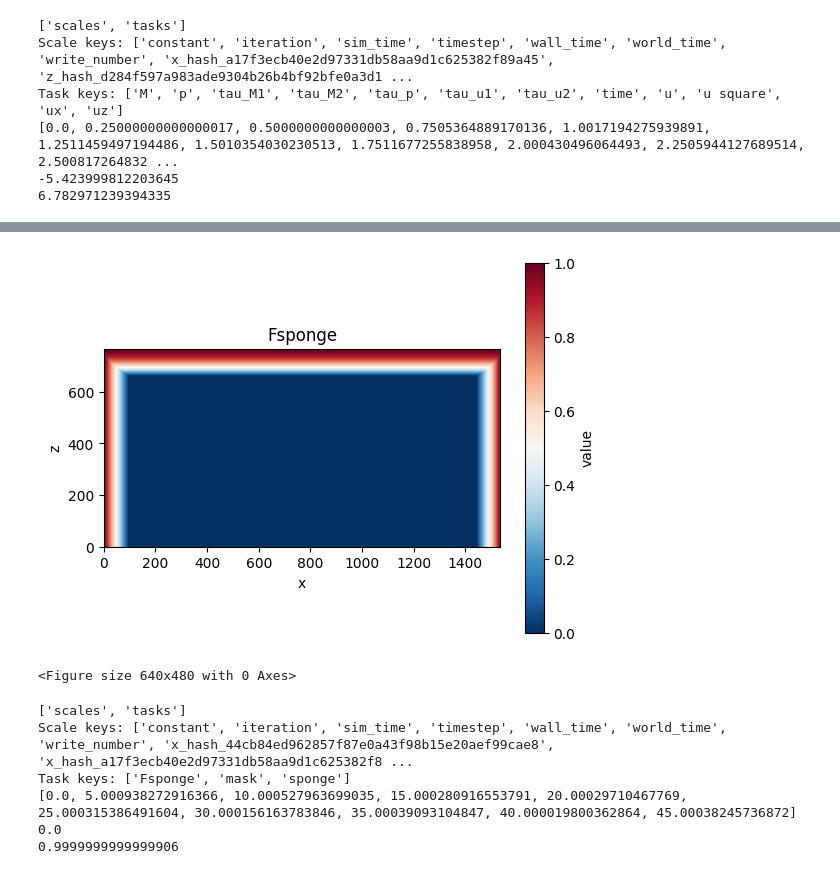
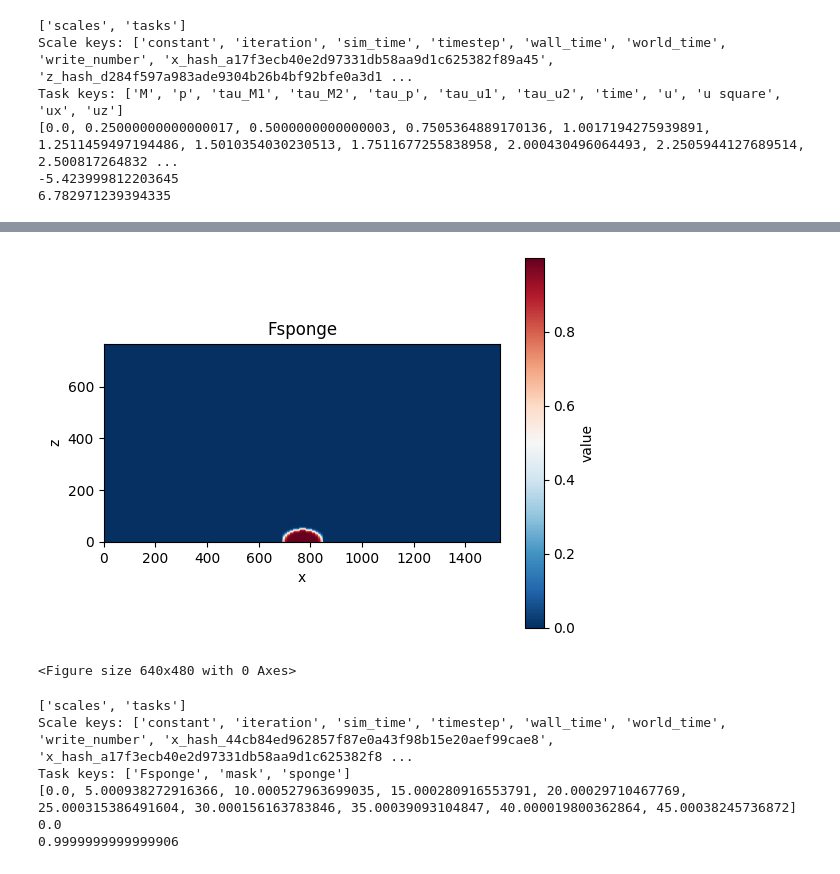
Before and after one commit to bz226/Research-Dedalus, a Jupyter notebook: 2d-AR=64/mountain.ipynb, the cells around one changed output, grey strips where cells are left out. Cells and saved outputs as stored; diff of their text form; code cells hidden in the pictures.

```diff
--- a/2d-AR=64/mountain.ipynb
+++ b/2d-AR=64/mountain.ipynb
@@ -733,7 +733,7 @@ file_paths.sort(key=lambda f: int(re.sub('\D', '', f)))
 #read the last file in the file path
 file = file_paths[-1]
 with h5py.File(file, mode='r') as file:
-    M = np.transpose(file['tasks']['sponge'][-1,:,:])
+    M = np.transpose(file['tasks']['mask'][-1,:,:])
     print(np.amax(M))
     plt.imshow(M, cmap='RdBu_r',origin='lower')
     plt.colorbar(label='value')
@@ -749,4 +749,4 @@ with h5py.File(file, mode='r') as file:
-[figure, old version]
+[figure, new version]
 <Figure size 640x480 with 0 Axes>
 # %%
 from lib.dedalus_Plot import Plot
```
Also changed, not shown: parts of 1 cell of this notebook, 4 other files.
